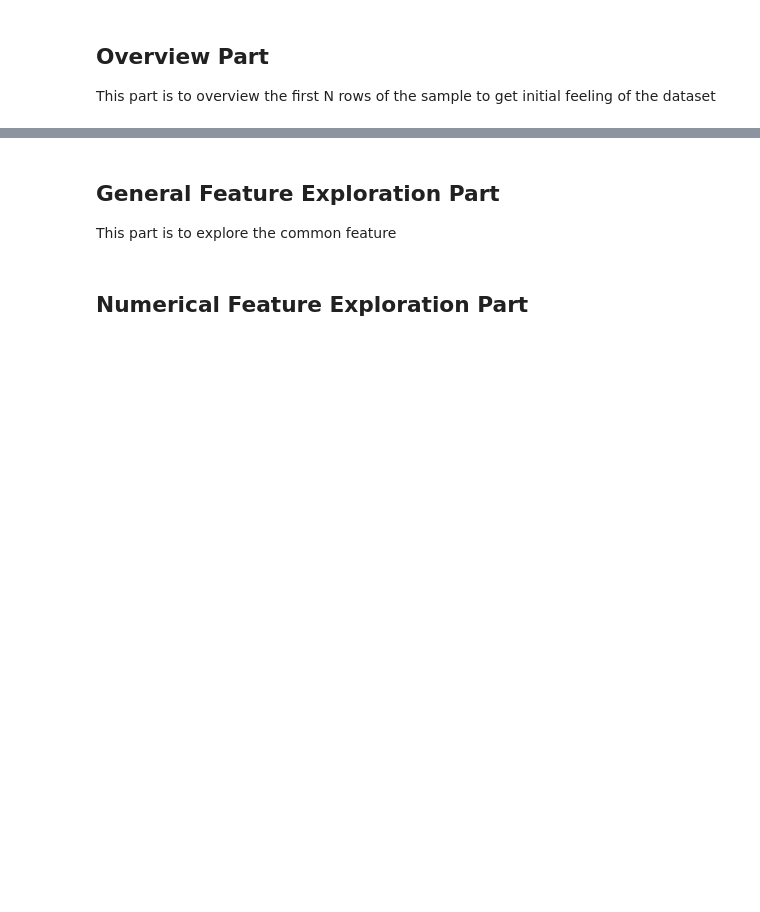
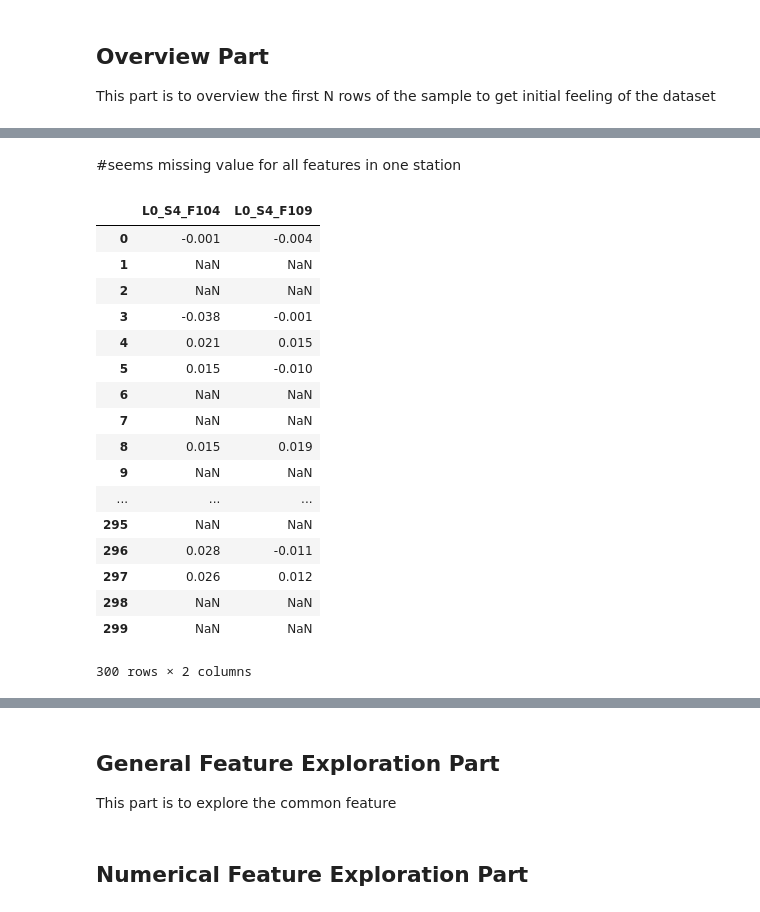
Before and after one commit to yw778/BoschLine, a Jupyter notebook: Main.ipynb, the cells around one changed output, grey strips where cells are left out. Saved outputs shown, nothing was run; the diff lists cells and outputs as text; code cells hidden in the pictures; blank space fills up the shorter version.

```diff
--- a/Main.ipynb
+++ b/Main.ipynb
@@ -34,0 +136,23 @@ test_date_overview
+# %% [markdown]
+#seems missing value for all features in one station
+# %%
+train_numeric_overview[station_numeric_features['S4']]
+# %% [output]
+|  | L0_S4_F104 | L0_S4_F109 |
+| 0 | -0.001 | -0.004 |
+| 1 | NaN | NaN |
+| 2 | NaN | NaN |
+| 3 | -0.038 | -0.001 |
+| 4 | 0.021 | 0.015 |
+| 5 | 0.015 | -0.010 |
+| 6 | NaN | NaN |
+| 7 | NaN | NaN |
+| 8 | 0.015 | 0.019 |
+| 9 | NaN | NaN |
+| ... | ... | ... |
+| 295 | NaN | NaN |
+| 296 | 0.028 | -0.011 |
+| 297 | 0.026 | 0.012 |
+| 298 | NaN | NaN |
+| 299 | NaN | NaN |
+300 rows × 2 columns
```
Also changed, not shown: parts of 29 cells of this notebook.
